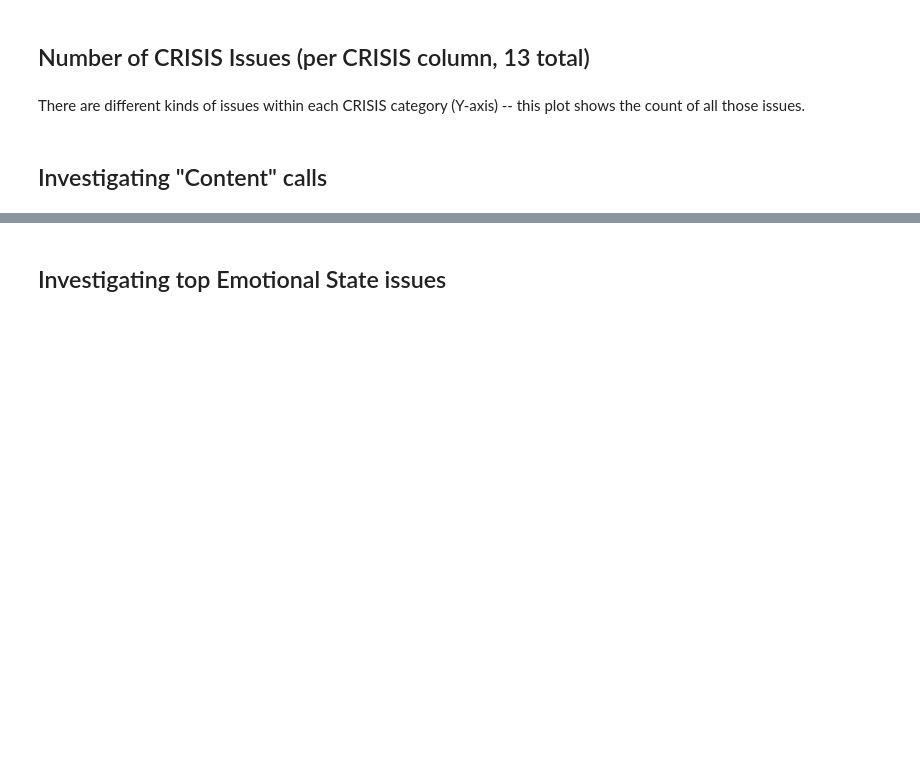
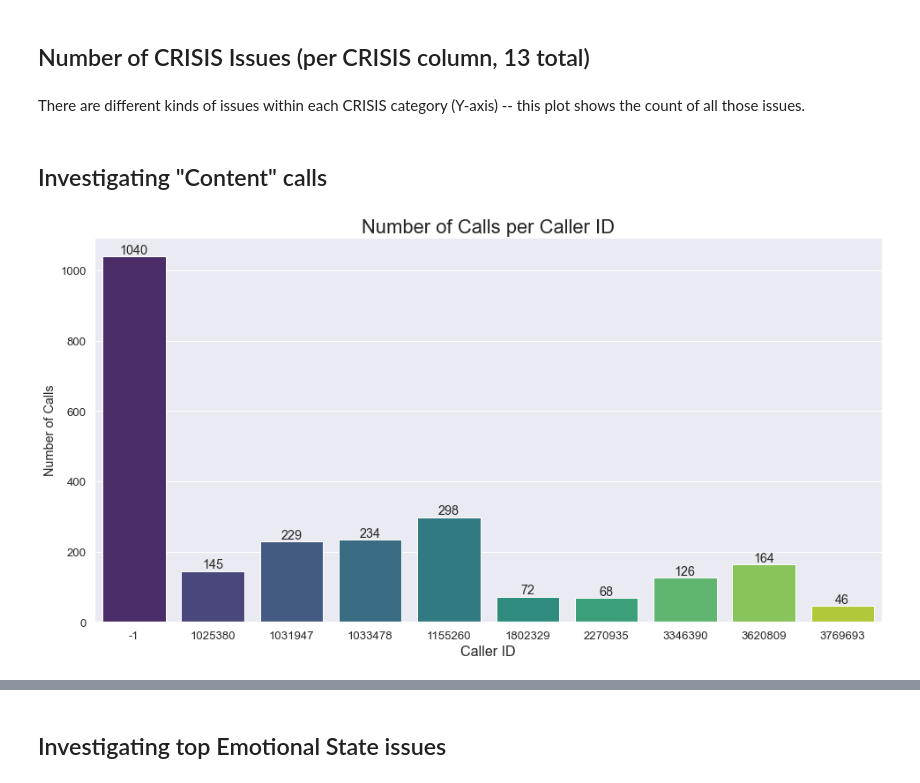
Before and after one commit to NSS-Data-Analytics-Cohort-6/fcs-crisis-data-campers, a Jupyter notebook: notebooks/FCS_project_datacampers.ipynb, the cells around one changed output, grey strips where cells are left out. Cells and saved outputs as stored; diff of their text form; code cells hidden in the pictures; blank space fills up the shorter version.

```diff
--- a/notebooks/FCS_project_datacampers.ipynb
+++ b/notebooks/FCS_project_datacampers.ipynb
@@ -470,8 +472,24 @@ all_ci_content = all_ci[all_ci_content]
 # Filter rows to only those that only contain 'Content' in the Emotional State column
 content = all_ci_content.loc[all_ci_content['CRISIS Issues - Emotional State'].isin(['Content'])]
 # %%
-content['CallerNum'].value_counts()[:10].sort_values(ascending=False)
+callnum = content['CallerNum'].value_counts()[:10].sort_values(ascending=False)
+callnum
 # Content callers: More repeat callers than random (-1)
+# %%
+call_num = pd.DataFrame({'CallerID':callnum.index, 'Count':callnum.values})
+call_num = call_num
+call_num
+# %%
+plt.figure(figsize=(16, 8))
+sns.set(font_scale=1.2)
+ax = sns.barplot(x=call_num.CallerID, y=call_num.Count, data=call_num,
+            palette=sns.color_palette('viridis', n_colors=10))
+ax.bar_label(ax.containers[0])
+plt.title("Number of Calls per Caller ID", fontsize=22)
+plt.xlabel('Caller ID', fontsize=16)
+plt.ylabel('Number of Calls');
+# %% [output]
+[figure, added]
 # %%
 content['CRISIS Issues - Relationships'].value_counts()[:10].sort_values(ascending=False)
 # Content callers: Most reported relationship is family
```
Also changed, not shown: parts of 9 cells of this notebook.
